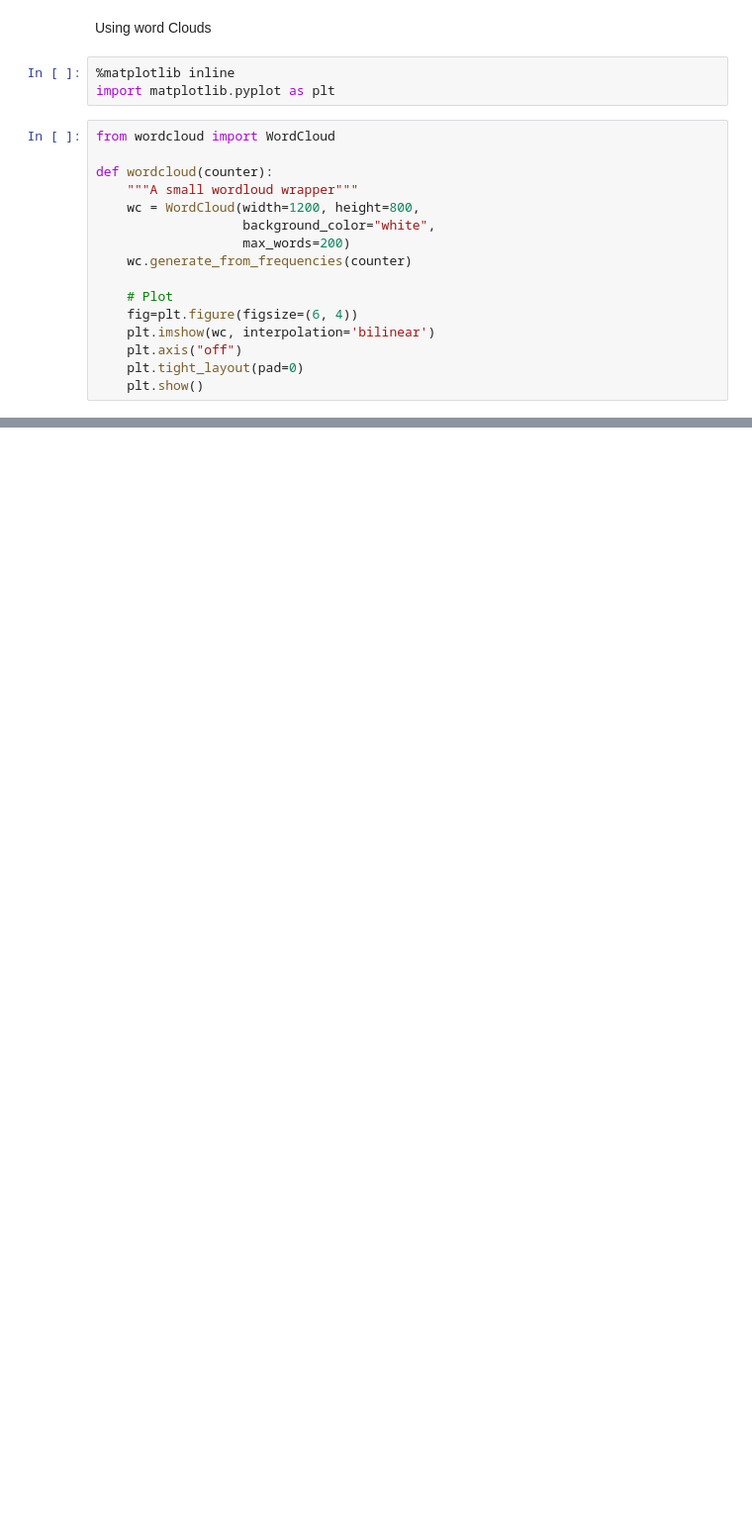
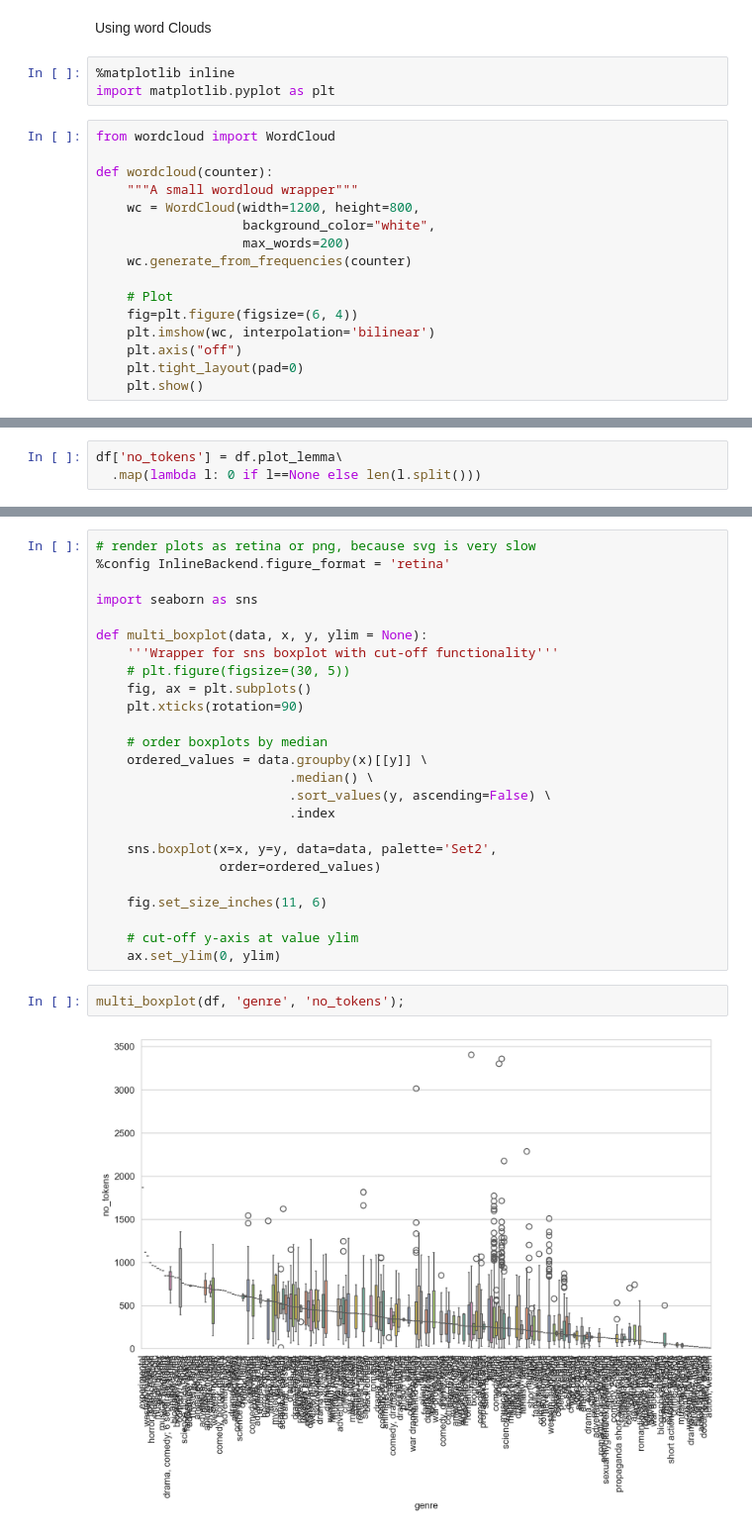
Before and after one commit to dc-neo/movie_plot, a Jupyter notebook: movie_plot.ipynb, the cells around one changed output, grey strips where cells are left out. Shown at 99% size. Saved outputs shown, nothing was run; the diff lists cells and outputs as text; blank space fills up the shorter version.

Commit message:
add box plots

```diff
--- a/movie_plot.ipynb
+++ b/movie_plot.ipynb
@@ -407,0 +425,3 @@ def wordcloud(counter):
+# %%
+df['no_tokens'] = df.plot_lemma\
+  .map(lambda l: 0 if l==None else len(l.split()))
@@ -407,0 +436,29 @@ def wordcloud(counter):
+# %%
+# render plots as retina or png, because svg is very slow
+%config InlineBackend.figure_format = 'retina'
+
+import seaborn as sns
+
+def multi_boxplot(data, x, y, ylim = None):
+    '''Wrapper for sns boxplot with cut-off functionality'''
+    # plt.figure(figsize=(30, 5))
+    fig, ax = plt.subplots()
+    plt.xticks(rotation=90)
+
+    # order boxplots by median
+    ordered_values = data.groupby(x)[[y]] \
+                         .median() \
+                         .sort_values(y, ascending=False) \
+                         .index
+
+    sns.boxplot(x=x, y=y, data=data, palette='Set2',
+                order=ordered_values)
+
+    fig.set_size_inches(11, 6)
+
+    # cut-off y-axis at value ylim
+    ax.set_ylim(0, ylim)
+# %%
+multi_boxplot(df, 'genre', 'no_tokens');
+# %% [output]
+[figure, added]
```
Also changed, not shown: parts of 9 cells of this notebook.
